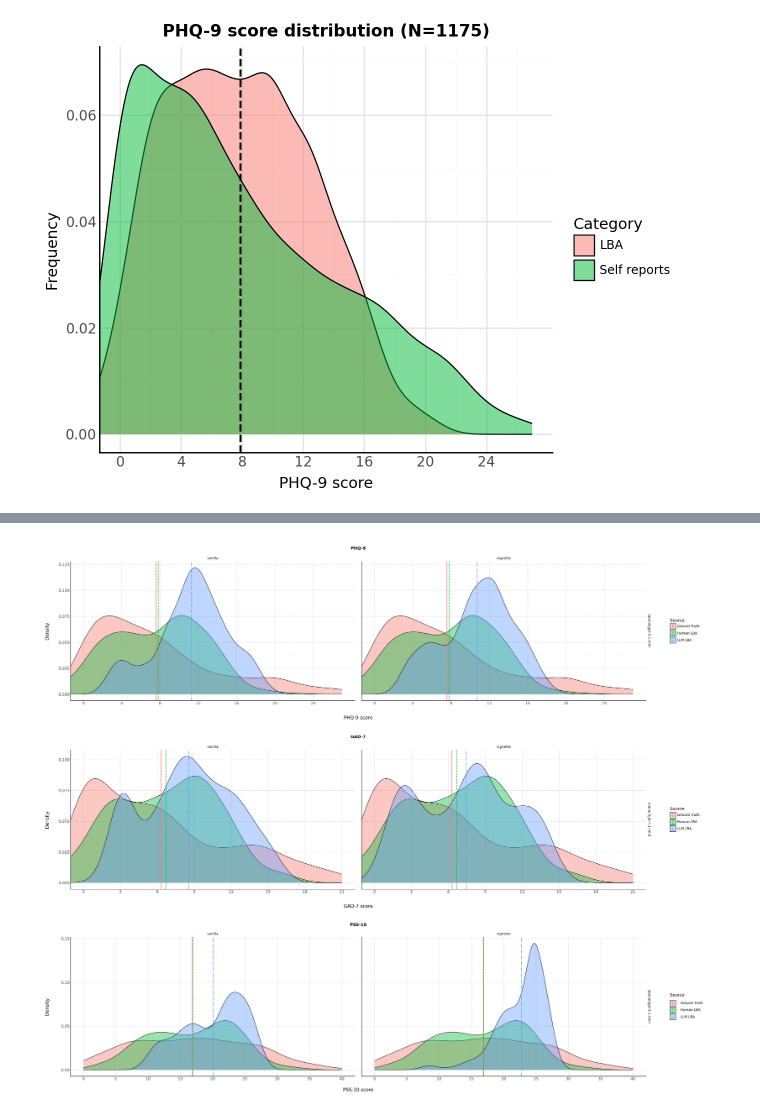
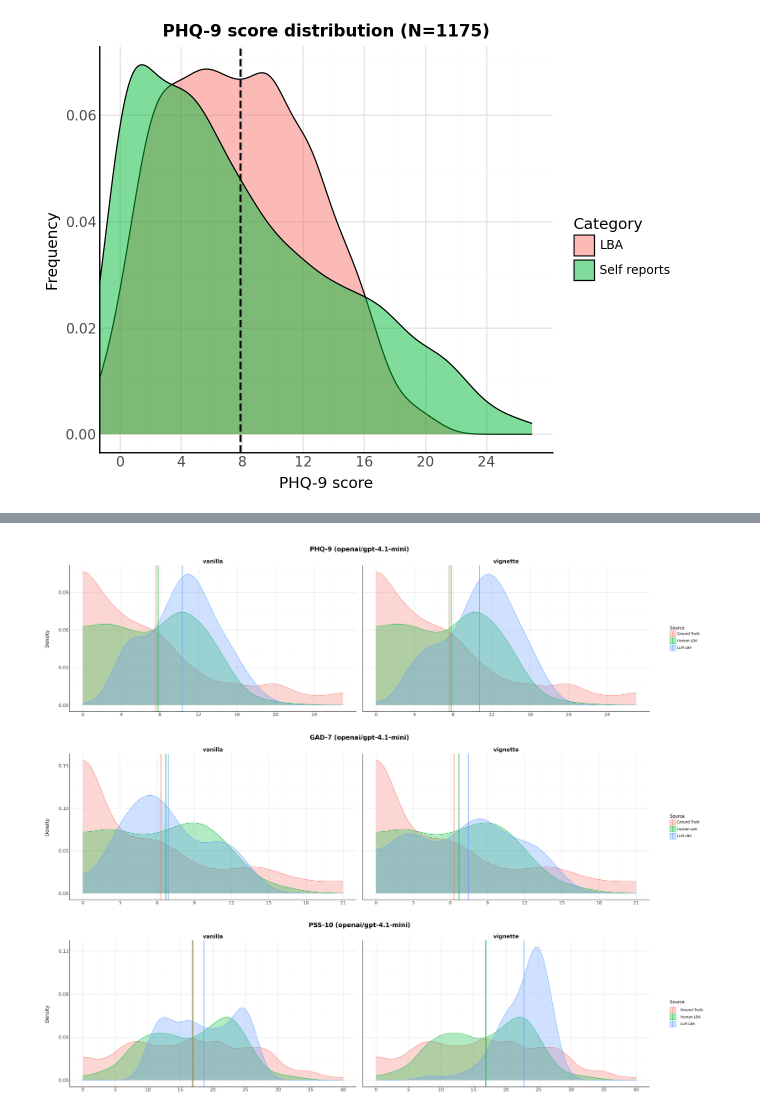
Before and after one commit to shshnk94/personallm, a Jupyter notebook: notebooks/analysis.ipynb, the cells around one changed output, grey strips where cells are left out. Cells and saved outputs as stored; diff of their text form; code cells hidden in the pictures.

```diff
--- a/notebooks/analysis.ipynb
+++ b/notebooks/analysis.ipynb
@@ -303,3 +304,33 @@ def load_human_self_reports() -> pd.DataFrame:
     long = pd.concat(frames, ignore_index=True)
     long["scale"] = pd.Categorical(long["scale"], categories=SCALE_ORDER, ordered=True)
     return long[["message_id", "scale", "score"]]
+# %%
+from IPython.display import display
+
+self_report = load_human_self_reports()
+print("Ground Truth (self-report)")
+display(
+    self_report
+    .groupby("scale", observed=True)["score"]
+    .agg(mean="mean", sd="std")
+    .round(2)
+)
+
+human_lba = load_human_language_scores()
+print("Human LBA")
+display(
+    human_lba
+    .groupby("scale", observed=True)["score"]
+    .agg(mean="mean", sd="std")
+    .round(2)
+)
+
+llm_lba = load_llm_language_scores()
+print("LLM LBA")
+display(
+    llm_lba
+    .groupby(["scale", "strategy", "model"], observed=True)["score"]
+    .agg(mean="mean", sd="std")
+    .round(2)
+    .reset_index()
+)
@@ -420,9 +447,10 @@ def build_binned_plot():
 # %%
-phq9_plot = build_density_plot("phq9")
-gad7_plot = build_density_plot("gad7")
-pss10_plot = build_density_plot("pss10")
+MODEL = "openai/gpt-4.1-mini"
+phq9_plot = build_kde_plot("phq9", MODEL)
+gad7_plot = build_kde_plot("gad7", MODEL)
+pss10_plot = build_kde_plot("pss10", MODEL)
 
-# Each scale is its own (model x strategy)-faceted panel; compose side by side.
+# Each scale is its own strategy-faceted panel; compose side by side.
 (phq9_plot / gad7_plot / pss10_plot) + p9.theme(figure_size=(24, 20))
 # %% [output]
-[figure, old version]
+[figure, new version]
```
Also changed, not shown: parts of 15 cells of this notebook, 1 other file.
